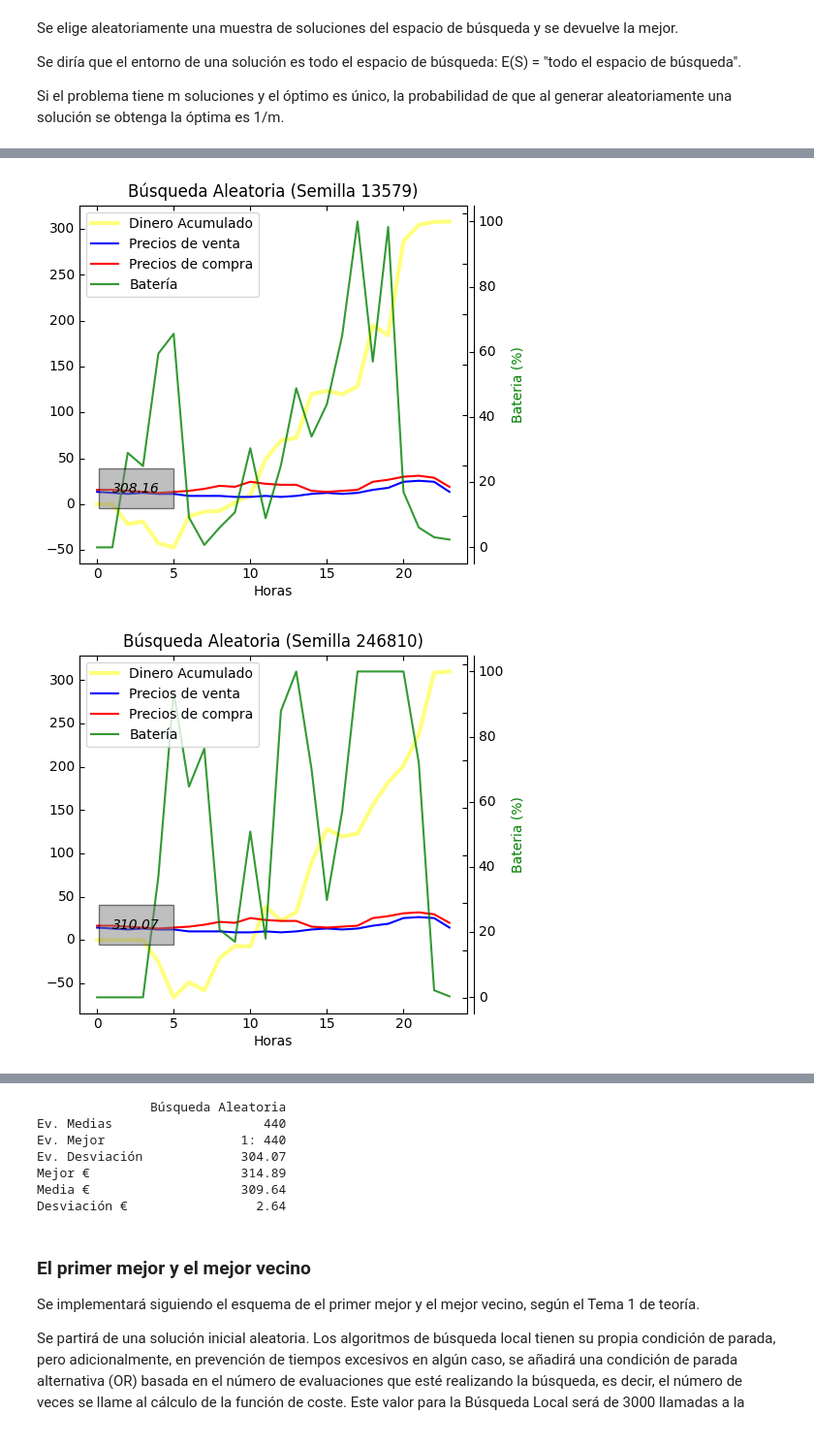
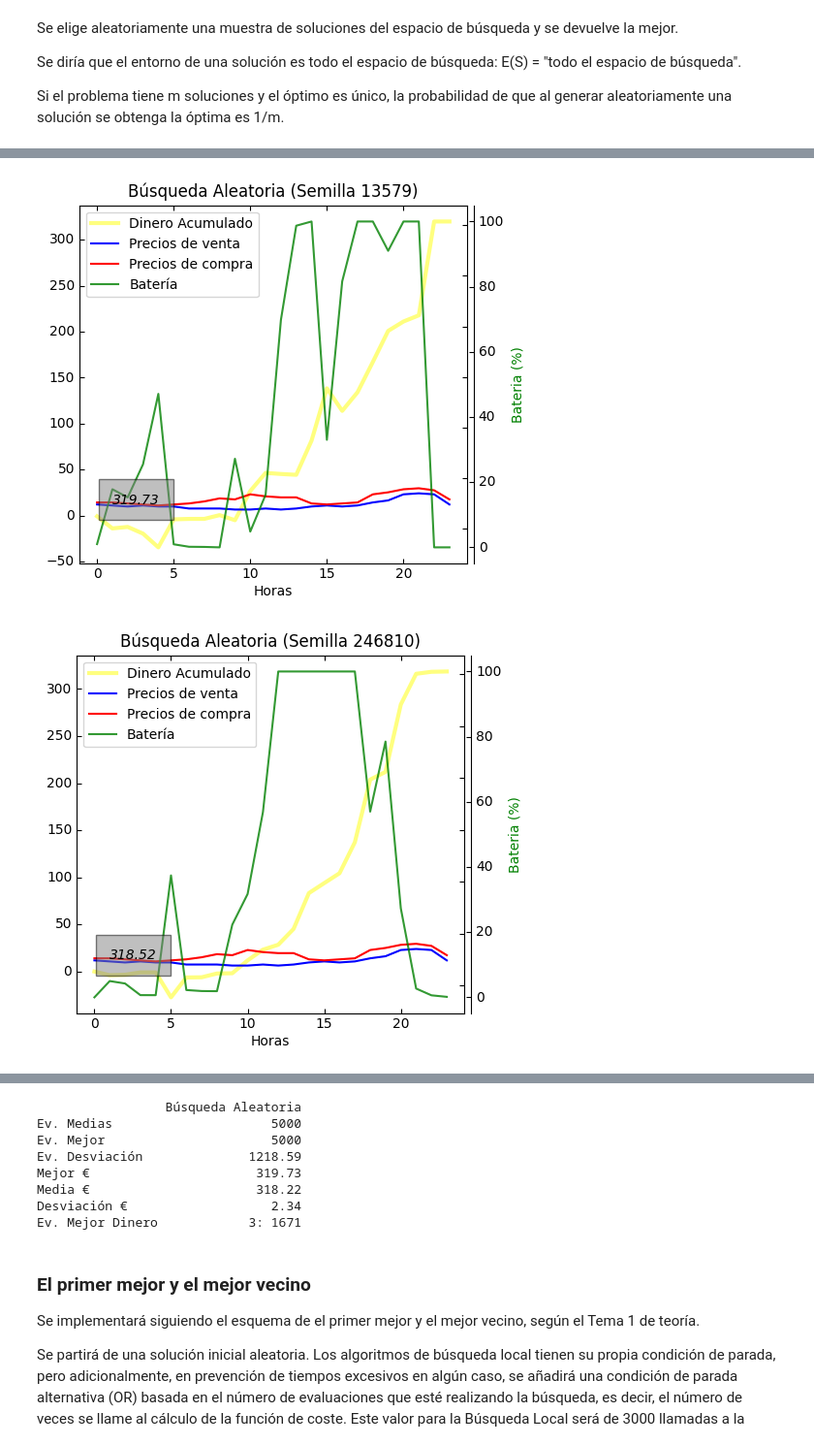
Before and after one commit to GrunCrow/Optimization_Solar_Plant, a Jupyter notebook: 1_Environments_and_Trajectories/notebook.ipynb, the cells around one changed output, grey strips where cells are left out. Shown at 97% size. Saved outputs shown, nothing was run; the diff lists cells and outputs as text; code cells hidden in the pictures.

Commit message:
1_Entornos_y_Trayectorias v5.1. Mejoras sobre los parámetros de medición

```diff
--- a/1_Environments_and_Trajectories/notebook.ipynb
+++ b/1_Environments_and_Trajectories/notebook.ipynb
@@ -45,7 +45,7 @@ semilla_1 = 12345
 semilla_2 = 78910
 semilla_3 = 13579
 semilla_4 = 246810
-semilla_5 = 10987654321
+semilla_5 = 3656827
 
 semillas = [semilla_1, semilla_2, semilla_3, semilla_4, semilla_5]
 # %% [markdown]
@@ -403,6 +403,16 @@ def funcion_evaluacion(solucion, radiacion = radiacion, precio = precio, represe
 
             dinero_total += cents_to_euros((porcentaje_a_energia(bateria_vender_porcentaje)) * precio_venta_actual)
 
+        # si es la ultima hora vender todo:
+        if hora == len(horas):
+            bateria_vender_porcentaje = 100 * bateria_capacidad_porcentaje / 100
+
+            bateria_capacidad_porcentaje -= bateria_vender_porcentaje
+
+            dinero_total += cents_to_euros((porcentaje_a_energia(bateria_vender_porcentaje)) * precio_venta_actual)
+
+            assert bateria_capacidad_porcentaje == 0, "La batería no se ha vaciado completamente al terminar el día"
+
         bateria_hora[hora] = bateria_capacidad_porcentaje
         dinero_hora[hora] = dinero_total
 
@@ -687,7 +712,7 @@ def busqueda_aleatoria(iteraciones = 100):
 
     return solucion, contador_evaluaciones, totales_dinero
 # %%
-iteraciones = 1000
+iteraciones = 5000
 
 algorithm_name = busqueda_aleatoria_name
 
@@ -702,2 +727,2 @@ Data.append(busqueda_aleatoria_data)
-[figure, old version]
+[figure, new version]
-[figure, old version]
+[figure, new version]
@@ -705,10 +730,11 @@ Data.append(busqueda_aleatoria_data)
-               Búsqueda Aleatoria
-Ev. Medias                    440
-Ev. Mejor                  1: 440
-Ev. Desviación             304.07
-Mejor €                    314.89
-Media €                    309.64
-Desviación €                 2.64
+                 Búsqueda Aleatoria
+Ev. Medias                     5000
+Ev. Mejor                      5000
+Ev. Desviación              1218.59
+Mejor €                      319.73
+Media €                      318.22
+Desviación €                   2.34
+Ev. Mejor Dinero            3: 1671
 # %% [markdown]
 ### El primer mejor y el mejor vecino
 
```
Also changed, not shown: parts of 17 cells of this notebook, 25 other files.
